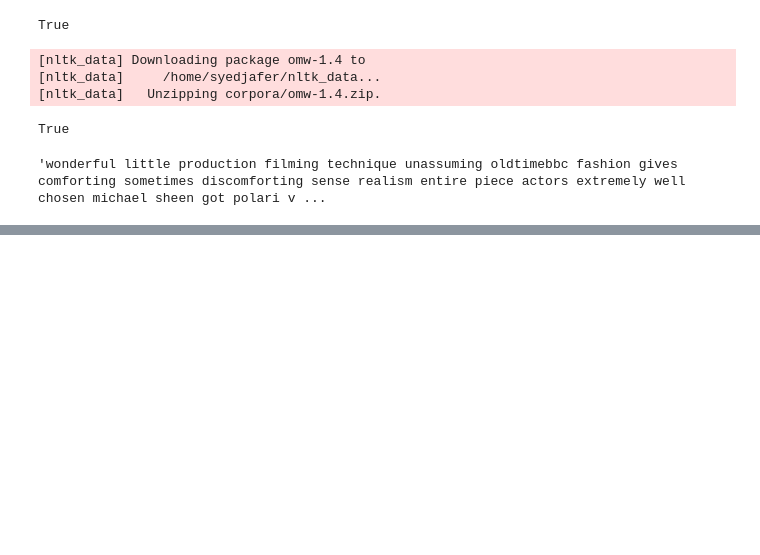
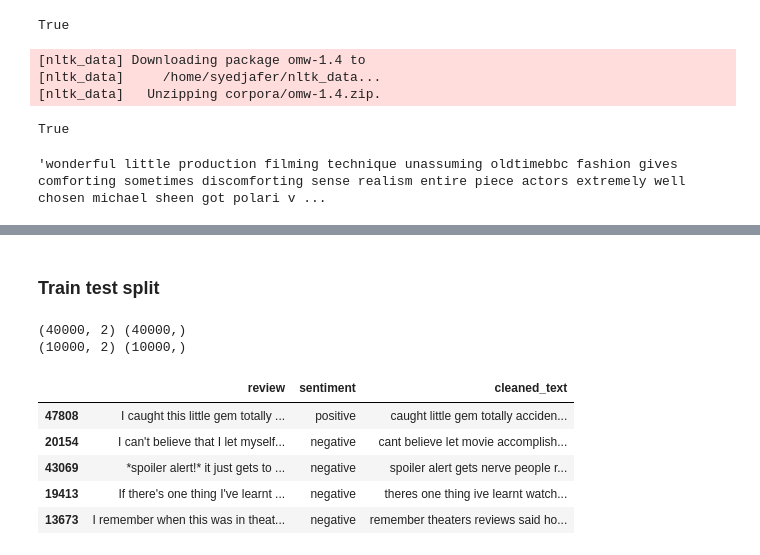
Before and after one commit to syedjafer/Naive-Bayes-Sentiment-Classification, a Jupyter notebook: Sentiment Classification on IMDB Dataset.ipynb, the cells around one changed output, grey strips where cells are left out. Cells and saved outputs as stored; diff of their text form; code cells hidden in the pictures; blank space fills up the shorter version.

```diff
--- a/Sentiment Classification on IMDB Dataset.ipynb
+++ b/Sentiment Classification on IMDB Dataset.ipynb
@@ -121,0 +126,11 @@ lemmatizer.lemmatize(" ".join(token_list))
+# %%
+from tqdm import tqdm
+def data_cleaner(data):
+    clean_data = []
+    for review in tqdm(data):
+        cleantext = BeautifulSoup(review, "lxml").text
+        cleantext = re.sub(r'[^\w\s]', '', cleantext)
+        cleantext = [ token for token in cleantext.lower().split() if token not in stopword ]
+        cleantext = lemmatizer.lemmatize(" ".join(cleantext))
+        clean_data.append(cleantext.strip())
+    return clean_data
@@ -121,0 +143,5 @@ lemmatizer.lemmatize(" ".join(token_list))
+# %% [markdown]
+### Train test split
+# %%
+from sklearn.model_selection import train_test_split
+X_train, X_test, y_train, y_test = train_test_split(data, data.sentiment, test_size=0.2, random_state=42, stratify=data.sentiment)
@@ -121,0 +155,18 @@ lemmatizer.lemmatize(" ".join(token_list))
+# %%
+print(X_train.shape, y_train.shape)
+print(X_test.shape, y_test.shape)
+# %% [output]
+(40000, 2) (40000,)
+(10000, 2) (10000,)
+# %%
+clean_data_train_data = data_cleaner(X_train.review.values)
+# %%
+X_train['cleaned_text'] = clean_data_train_data
+X_train.head()
+# %% [output]
+|  | review | sentiment | cleaned_text |
+| 47808 | I caught this little gem totally ... | positive | caught little gem totally acciden... |
+| 20154 | I can't believe that I let myself... | negative | cant believe let movie accomplish... |
+| 43069 | *spoiler alert!* it just gets to ... | negative | spoiler alert gets nerve people r... |
+| 19413 | If there's one thing I've learnt ... | negative | theres one thing ive learnt watch... |
+| 13673 | I remember when this was in theat... | negative | remember theaters reviews said ho... |
```
Also changed, not shown: parts of 29 cells of this notebook, 3 other files.
